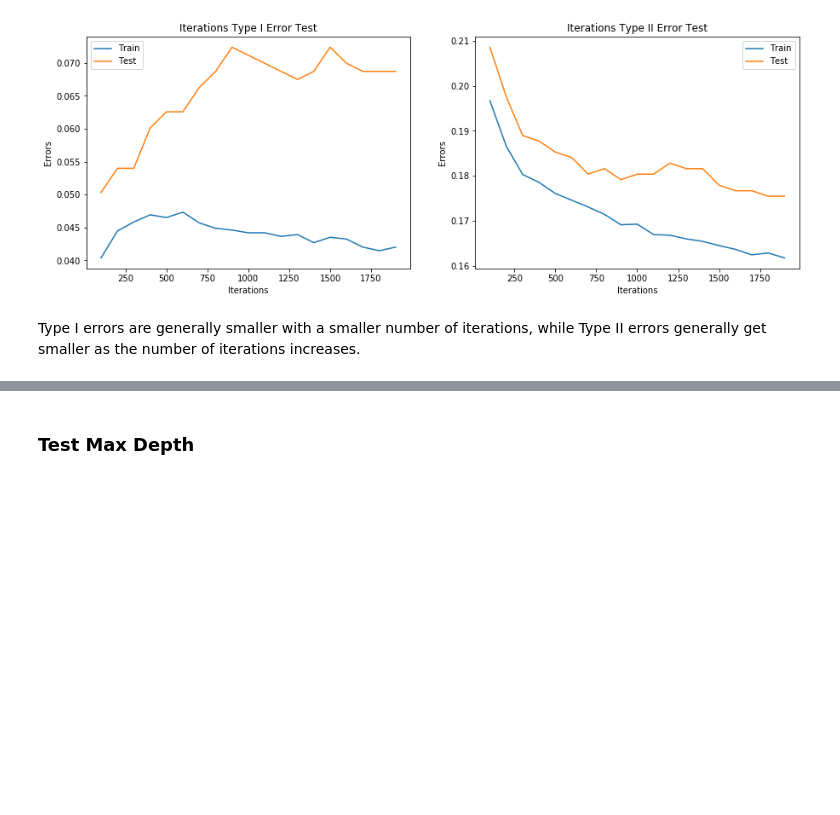
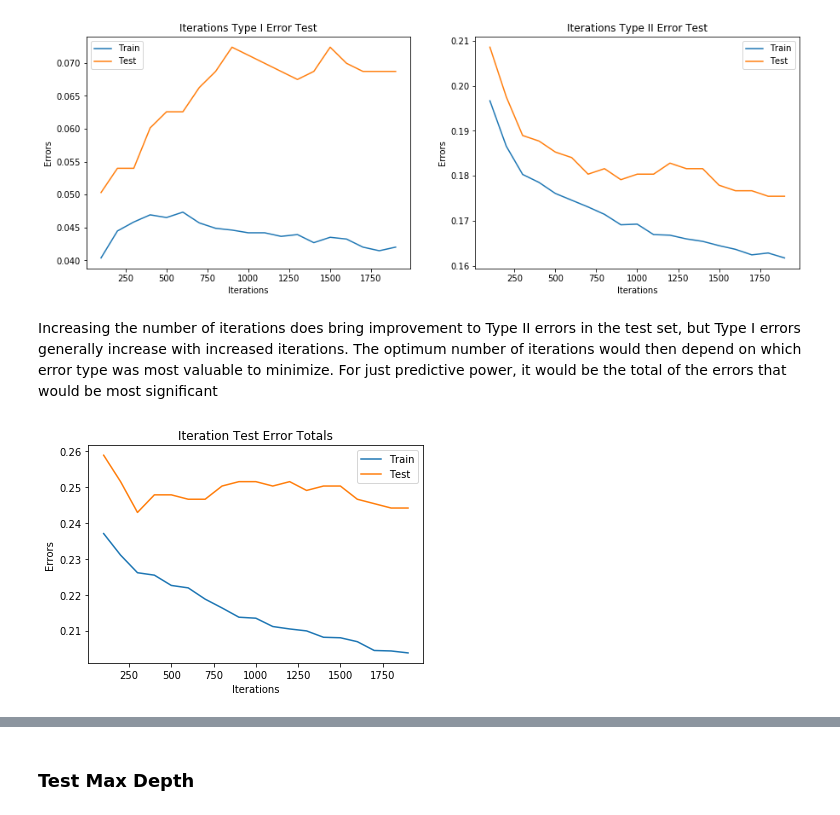
Before and after one commit to mbeckmanssf/Thinkful, a Jupyter notebook: Unit-3/5.3-Boosting.ipynb, the cells around one changed output, grey strips where cells are left out. Saved outputs shown, nothing was run; the diff lists cells and outputs as text; code cells hidden in the pictures; blank space fills up the shorter version.

```diff
--- a/Unit-3/5.3-Boosting.ipynb
+++ b/Unit-3/5.3-Boosting.ipynb
@@ -270,18 +280,5 @@ Results here are smilar to adding features.
 # %% [markdown]
 ### Test Iterations
-# %%
-# re-define X
-X = df.loc[:, ~df.columns.isin(['partner', 'cntry', 'idno'])]
-X = pd.concat([X, pd.get_dummies(df['cntry'])], axis=1)
-
-# Create training and test sets.
-offset = int(X.shape[0] * 0.9)
-
-# Put 90% of the data in the training set.
-X_train, y_train = X[:offset], y[:offset]
-
-# And put 10% in the test set.
-X_test, y_test = X[offset:], y[offset:]
 # %%
 #Test increase in iterations
 
@@ -347,5 +344,20 @@ plt.title('Iterations Type II Error Test')
 plt.show()
 # %% [output]
 [figure]
-# %% [markdown]
-Type I errors are generally smaller with a smaller number of iterations, while Type II errors generally get smaller as the number of iterations increases.
+# %% [markdown]
+Increasing the number of iterations does bring improvement to Type II errors in the test set, but Type I errors generally increase with increased iterations.
+The optimum number of iterations would then depend on which error type was most valuable to minimize.  For just predictive power, it would be the total of the errors that would be most significant
+# %%
+iteration_results['test_error'] = iteration_results['test_tI'] + iteration_results['test_tII']
+iteration_results['train_error'] = iteration_results['train_tI'] + iteration_results['train_tII']
+# %%
+plt.plot(iteration_results['interation_number'], iteration_results['train_error'], label="Train")
+plt.plot(iteration_results['interation_number'], iteration_results['test_error'], label="Test")
+plt.xlabel('Iterations')
+plt.ylabel('Errors')
+plt.legend(loc='best')
+plt.title('Iteration Test Error Totals')
+
+plt.show()
+# %% [output]
+[figure, added]
```
Also changed, not shown: parts of 34 cells of this notebook.
